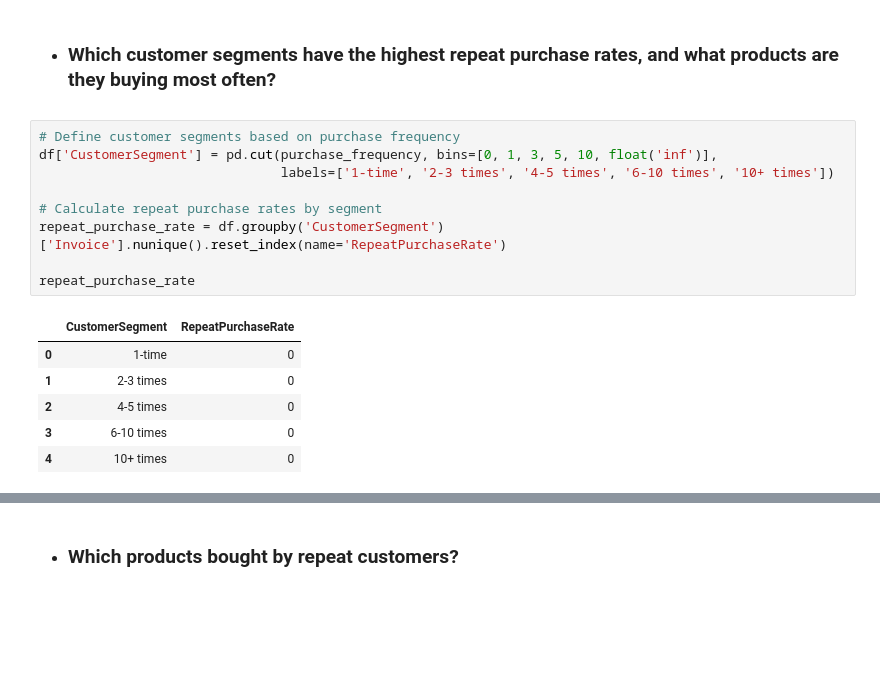
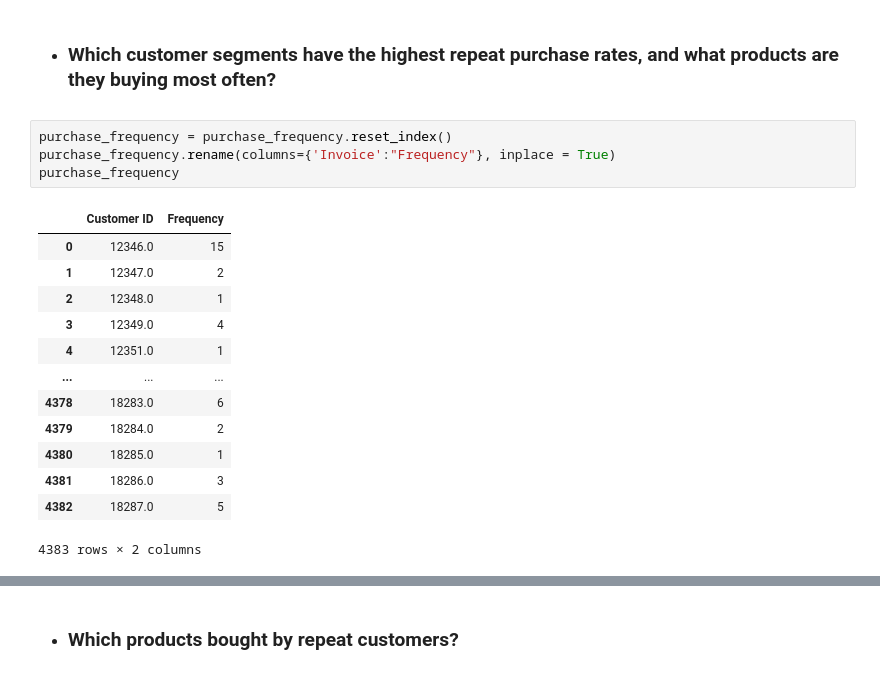
Before and after one commit to Shuchismita2000/customer_purchase_behavior, a Jupyter notebook: RFM.ipynb, the cells around one changed output, grey strips where cells are left out. Drawn from its saved outputs; the diff is of its cells as text; blank space fills up the shorter version.

```diff
--- a/RFM.ipynb
+++ b/RFM.ipynb
@@ -329,19 +329,21 @@ Number of one-time buyers: 1267
 Number of repeat buyers: 3116
 # %% [markdown]
 * ### Which customer segments have the highest repeat purchase rates, and what products are they buying most often?
-# %%
-# Define customer segments based on purchase frequency
-df['CustomerSegment'] = pd.cut(purchase_frequency, bins=[0, 1, 3, 5, 10, float('inf')],
-                               labels=['1-time', '2-3 times', '4-5 times', '6-10 times', '10+ times'])
-
-# Calculate repeat purchase rates by segment
-repeat_purchase_rate = df.groupby('CustomerSegment')['Invoice'].nunique().reset_index(name='RepeatPurchaseRate')
-
-repeat_purchase_rate
-# %% [output]
-|  | CustomerSegment | RepeatPurchaseRate |
-| 0 | 1-time | 0 |
-| 1 | 2-3 times | 0 |
-| 2 | 4-5 times | 0 |
-| 3 | 6-10 times | 0 |
-| 4 | 10+ times | 0 |
+# %%
+purchase_frequency = purchase_frequency.reset_index()
+purchase_frequency.rename(columns={'Invoice':"Frequency"}, inplace = True)
+purchase_frequency
+# %% [output]
+|  | Customer ID | Frequency |
+| 0 | 12346.0 | 15 |
+| 1 | 12347.0 | 2 |
+| 2 | 12348.0 | 1 |
+| 3 | 12349.0 | 4 |
+| 4 | 12351.0 | 1 |
+| ... | ... | ... |
+| 4378 | 18283.0 | 6 |
+| 4379 | 18284.0 | 2 |
+| 4380 | 18285.0 | 1 |
+| 4381 | 18286.0 | 3 |
+| 4382 | 18287.0 | 5 |
+4383 rows × 2 columns
```
Also changed, not shown: parts of 13 cells of this notebook, 2 other files.
